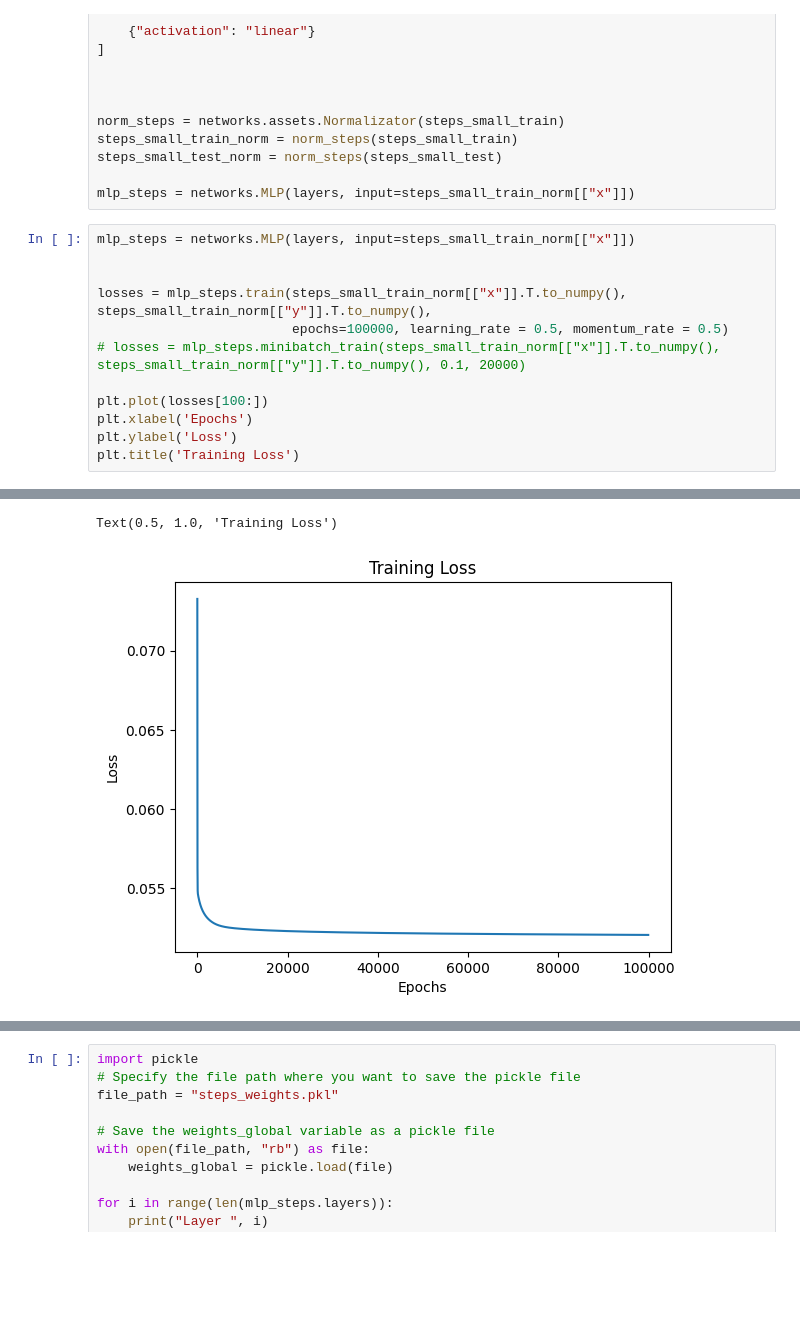
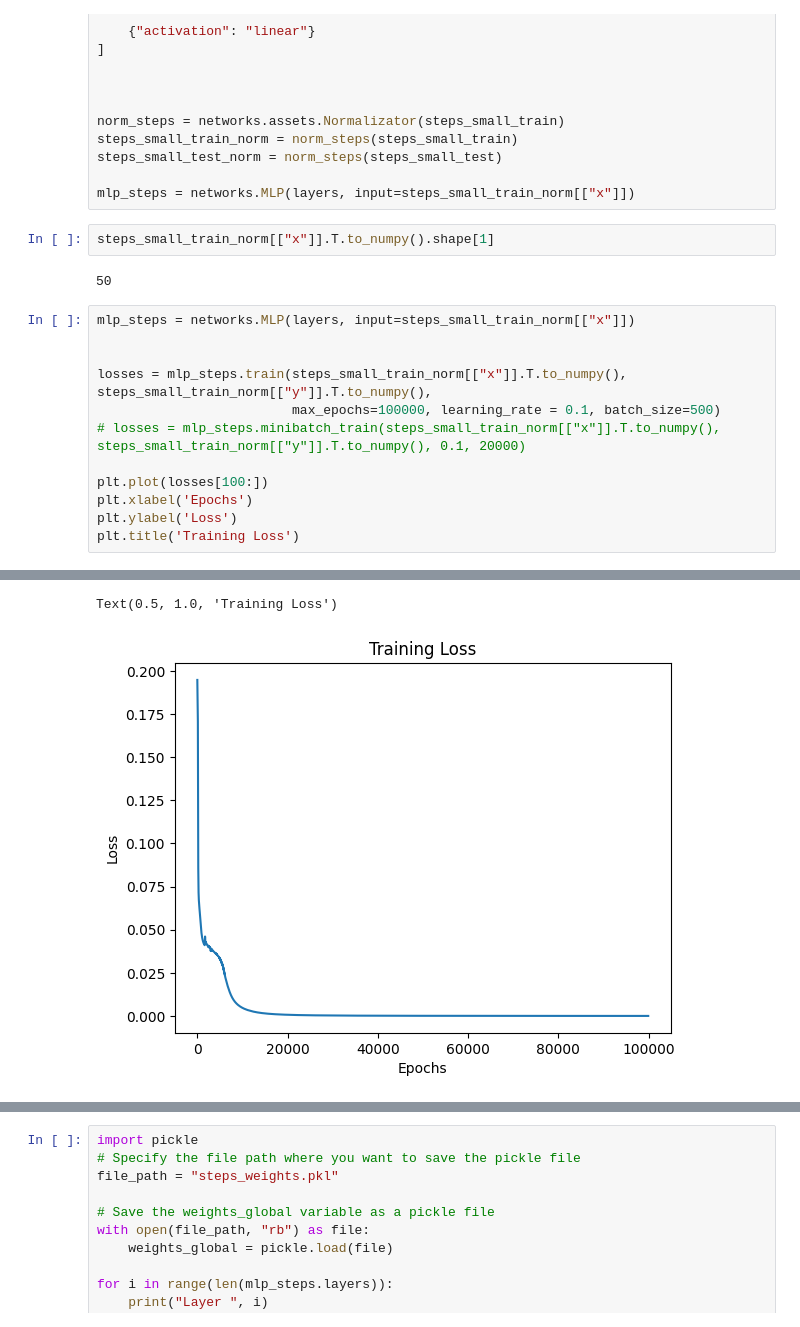
Before and after one commit to Fersoil/miowad, a Jupyter notebook: NN/NN2.ipynb, the cells around one changed output, grey strips where cells are left out. Drawn from its saved outputs; the diff is of its cells as text; blank space fills up the shorter version.

```diff
--- a/NN/NN2.ipynb
+++ b/NN/NN2.ipynb
@@ -198,12 +318,16 @@ steps_small_train_norm = norm_steps(steps_small_train)
 steps_small_test_norm = norm_steps(steps_small_test)
 
 mlp_steps = networks.MLP(layers, input=steps_small_train_norm[["x"]])
+# %%
+steps_small_train_norm[["x"]].T.to_numpy().shape[1]
+# %% [output]
+50
 # %%
 mlp_steps = networks.MLP(layers, input=steps_small_train_norm[["x"]])
 
 
 losses = mlp_steps.train(steps_small_train_norm[["x"]].T.to_numpy(), steps_small_train_norm[["y"]].T.to_numpy(),
-                         epochs=100000, learning_rate = 0.5, momentum_rate = 0.5)
+                         max_epochs=100000, learning_rate = 0.1, batch_size=500)
 # losses = mlp_steps.minibatch_train(steps_small_train_norm[["x"]].T.to_numpy(), steps_small_train_norm[["y"]].T.to_numpy(), 0.1, 20000)
 
 plt.plot(losses[100:])
@@ -231,5 +355,5 @@ Epoch: 99900, Loss: 0.052053902691801504
 Text(0.5, 1.0, 'Training Loss')
-[figure, old version]
+[figure, new version]
 # %%
 y_hat = mlp_steps.full_forward_pass(steps_small_train_norm[["x"]].T)
 
```
Also changed, not shown: parts of 35 cells of this notebook, 4 other files.
